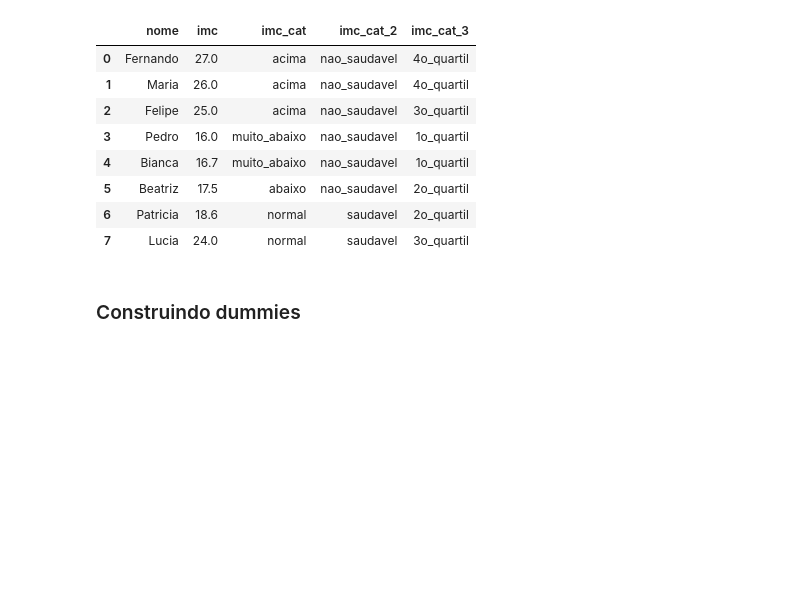
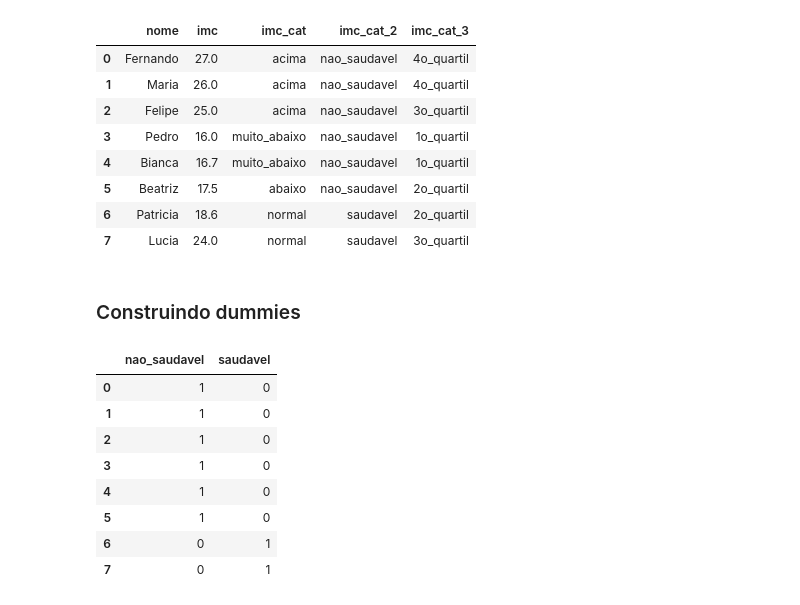
Before and after one commit to RaphaelfsOliveira/DataScience, a Jupyter notebook: EBAC Curso Ciência de Dados/Cientista de Dados/modulo_5_limpeza_e_preparacao_de_dados.ipynb, the cells around one changed output. Saved outputs shown, nothing was run; the diff lists cells and outputs as text; code cells hidden in the pictures; blank space fills up the shorter version.

```diff
--- a/EBAC Curso Ciência de Dados/Cientista de Dados/modulo_5_limpeza_e_preparacao_de_dados.ipynb
+++ b/EBAC Curso Ciência de Dados/Cientista de Dados/modulo_5_limpeza_e_preparacao_de_dados.ipynb
@@ -545,3 +545,16 @@ df_imc
 | 7 | Lucia | 24.0 | normal | saudavel | 3o_quartil |
 # %% [markdown]
 ### Construindo dummies
+# %%
+# cria novas colunas a partir das variáveis categoricas
+pd.get_dummies(df_imc['imc_cat_2'])
+# %% [output]
+|  | nao_saudavel | saudavel |
+| 0 | 1 | 0 |
+| 1 | 1 | 0 |
+| 2 | 1 | 0 |
+| 3 | 1 | 0 |
+| 4 | 1 | 0 |
+| 5 | 1 | 0 |
+| 6 | 0 | 1 |
+| 7 | 0 | 1 |
```
Also changed, not shown: parts of 3 cells of this notebook.
